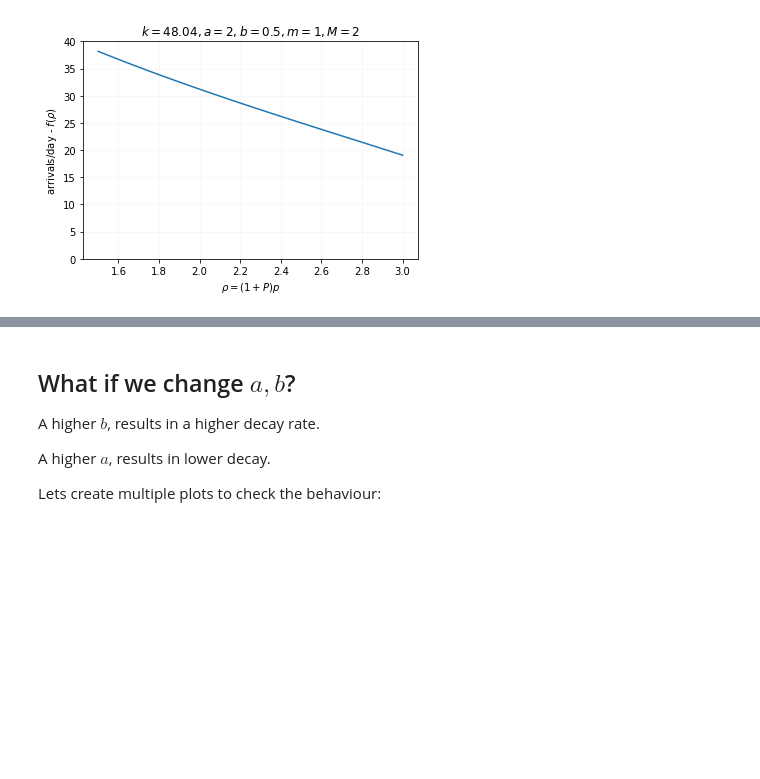
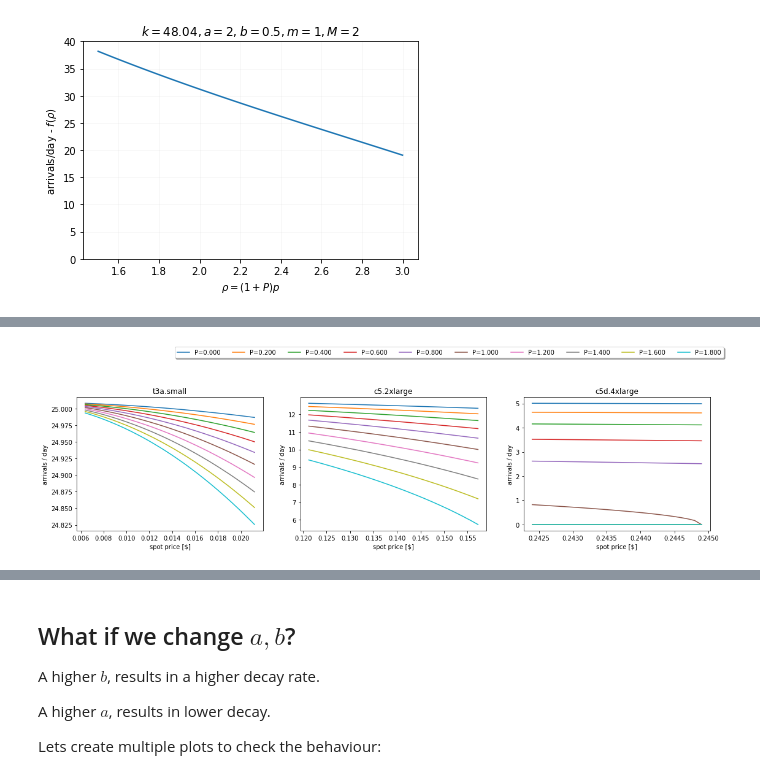
Before and after one commit to MartinPJorge/5gt-federation, a Jupyter notebook: utils/aws/arrivals-dissertation.ipynb, the cells around one changed output, grey strips where cells are left out. Cells and saved outputs as stored; diff of their text form; code cells hidden in the pictures; blank space fills up the shorter version.

Commit message:
Derive arrivals with /2M

```diff
--- a/utils/aws/arrivals-dissertation.ipynb
+++ b/utils/aws/arrivals-dissertation.ipynb
@@ -82,0 +119,77 @@ plt.title(f'$k={k0:.2f}, a=2, b=0.5, m=1, M=2$');
+# %%
+# load the train and test databases
+import pandas as pd
+train = pd.read_csv('ec2-prices-march-to-may.csv')
+test = pd.read_csv('ec2-prices-june-july.csv')
+
+
+# Obtain the highest M for each instance
+#     "       lowest m  ""
+Ms = {
+    't3a.small': 0,
+    'c5.2xlarge': 0,
+    'c5d.4xlarge': 0,
+}
+ms = {
+    't3a.small': 0,
+    'c5.2xlarge': 0,
+    'c5d.4xlarge': 0,
+}
+for inst in Ms.keys():
+    # M
+    M = train[(train['InstanceType'] == inst) &\
+                   (train['ProductDescription'] == 'Linux/UNIX')]['SpotPrice'].max()
+    Ms[inst] = max(M, test[(test['InstanceType'] == inst) &\
+                  (test['ProductDescription'] == 'Linux/UNIX')]['SpotPrice'].max())
+    # m
+    m = train[(train['InstanceType'] == inst) &\
+                   (train['ProductDescription'] == 'Linux/UNIX')]['SpotPrice'].min()
+    ms[inst] = min(m, test[(test['InstanceType'] == inst) &\
+                  (test['ProductDescription'] == 'Linux/UNIX')]['SpotPrice'].min())
+print('Ms=',Ms)
+print('ms=',ms)
+M = max(Ms.values())
+M = 2*M
+print('M=',M)
+#M = 1.090800 # c5d.18xlarge max price
+# M = 0.080500 # c5d.xlarge max price
+m = min(ms.values())
+
+# Derive k for each instance
+ks = {
+    't3a.small': 0,
+    'c5.2xlarge': 0,
+    'c5d.4xlarge': 0,
+}
+tidfs = {
+    't3a.small': 25,
+    'c5.2xlarge': 12.5,
+    'c5d.4xlarge': 5,
+}
+a, b = 2, 0.5
+for inst in ks.keys():
+    mid = (Ms[inst]+ms[inst])/2
+    ks[inst] = tidfs[inst] / (1 - (mid/M)**a)**b
+print('k=', ks)
+print('TID=', tidfs)
+
+
+# Derive plots of how arrivals vary depending on the P
+fig, axs = plt.subplots(1,3)
+i = -1
+for inst in ks.keys():
+    i += 1
+    for P in [P/10 for P in range(0, 20, 2)]:
+        p = [p/10000 for p in range(int(ms[inst]*10000), int(Ms[inst]*10000+1))]
+        fs = [f(p=p_, P=P, k=ks[inst], a=a, b=b, m=m, M=M)\
+              for p_ in p]
+        axs[i].plot(p, fs, label=f'P={P:.3f}')
+    axs[i].title.set_text(inst)
+    axs[i].set_xlabel('spot price [$]')
+    axs[i].set_ylabel('arrivals / day')
+    #if i == 0: axs[i].legend(ncol=7)
+fig.set_size_inches(18.5,4)
+plt.legend(loc='upper center', bbox_to_anchor=(-0.4, 1.4),
+          fancybox=True, shadow=True, ncol=11);
+plt.show()
+# %% [output]
@@ -82,0 +201 @@ plt.title(f'$k={k0:.2f}, a=2, b=0.5, m=1, M=2$');
+[figure, added]
```
Also changed, not shown: parts of 7 cells of this notebook.
